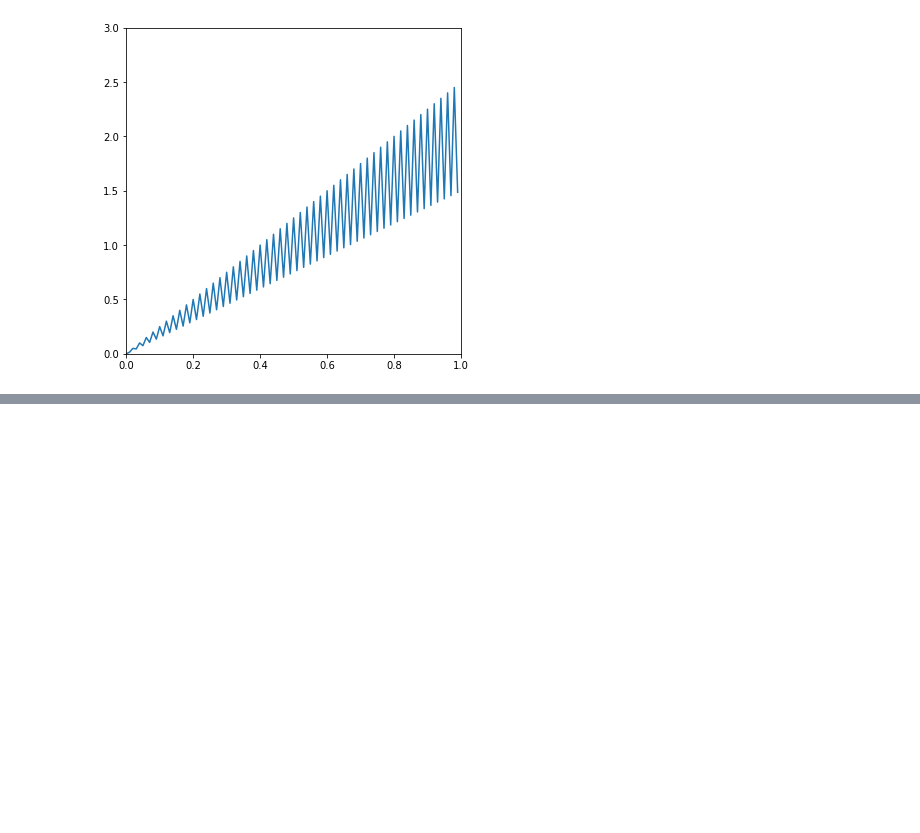
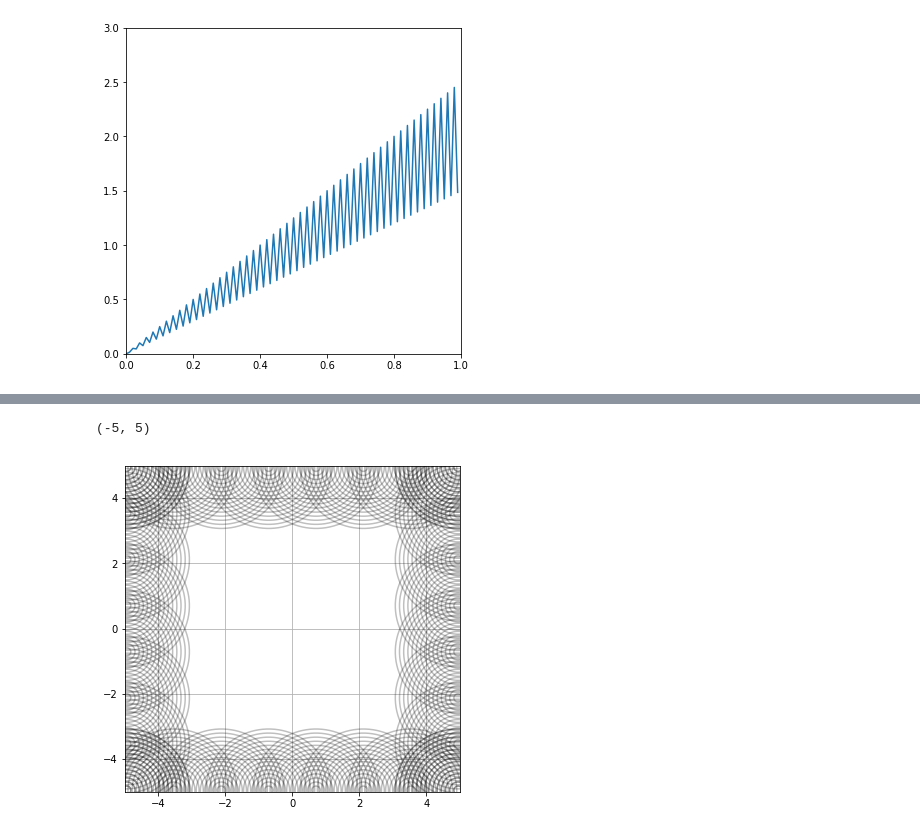
Before and after one commit to mango314/math-blog, a Jupyter notebook: 2019/042419 - Fourier Series.ipynb, the cells around one changed output, grey strips where cells are left out. Drawn from its saved outputs; the diff is of its cells as text; code cells hidden in the pictures; blank space fills up the shorter version.

```diff
--- a/2019/042419 - Fourier Series.ipynb
+++ b/2019/042419 - Fourier Series.ipynb
@@ -264,0 +267,21 @@ plt.grid(True)
+# %%
+N = 7
+
+t = np.arange(0,1+0.01, 0.01)
+z = np.exp(2j*np.pi*t)
+
+for a in range(N+1):
+    #print(a + (N-a)*1j)
+    for r in np.arange(0,2,0.125):
+        for x in [(-1,-1),(-1,1),(1,-1),(1,1)]:
+            w = (x[0]*a+x[1]*(N-a)*1j) + r*z
+            #mask = (np.abs(w.real) + np.abs(w.imag) < N)
+            #plt.plot(w[mask].real, w[mask].imag, 'k-', alpha=0.25, markersize=1)
+            w = np.exp(2j*np.pi*0.125)*w
+            plt.plot(w.real, w.imag, 'k-', alpha=0.25, markersize=1)
+plt.grid(True)
+plt.xlim([-5,5])
+plt.ylim([-5,5])
+# %% [output]
+(-5, 5)
+[figure, added]
```
Also changed, not shown: parts of 9 cells of this notebook, 27 other files.
